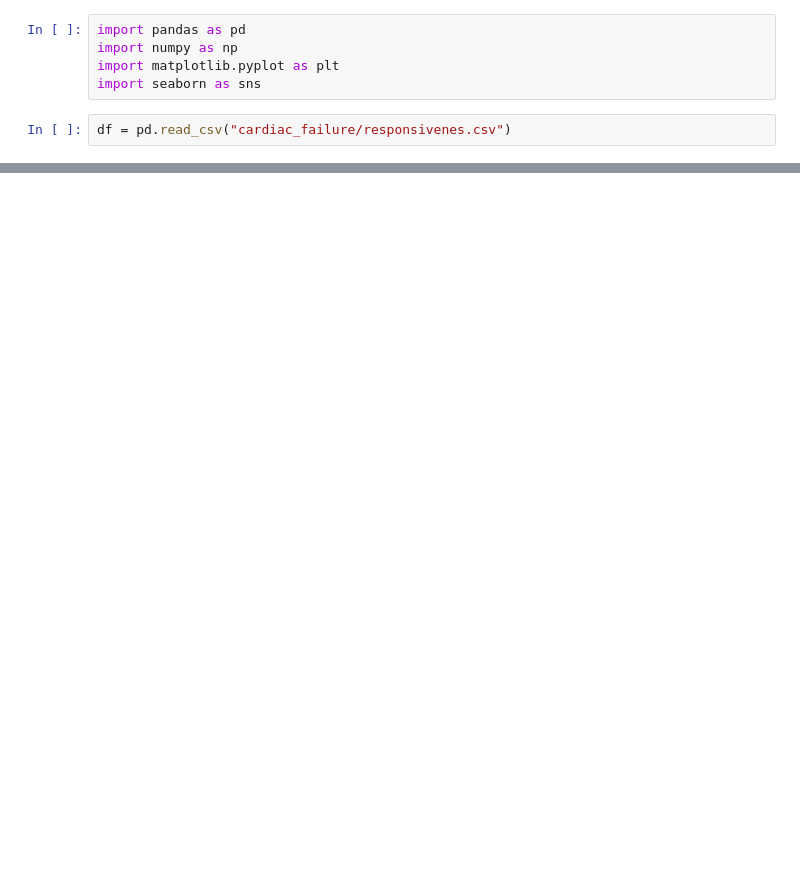
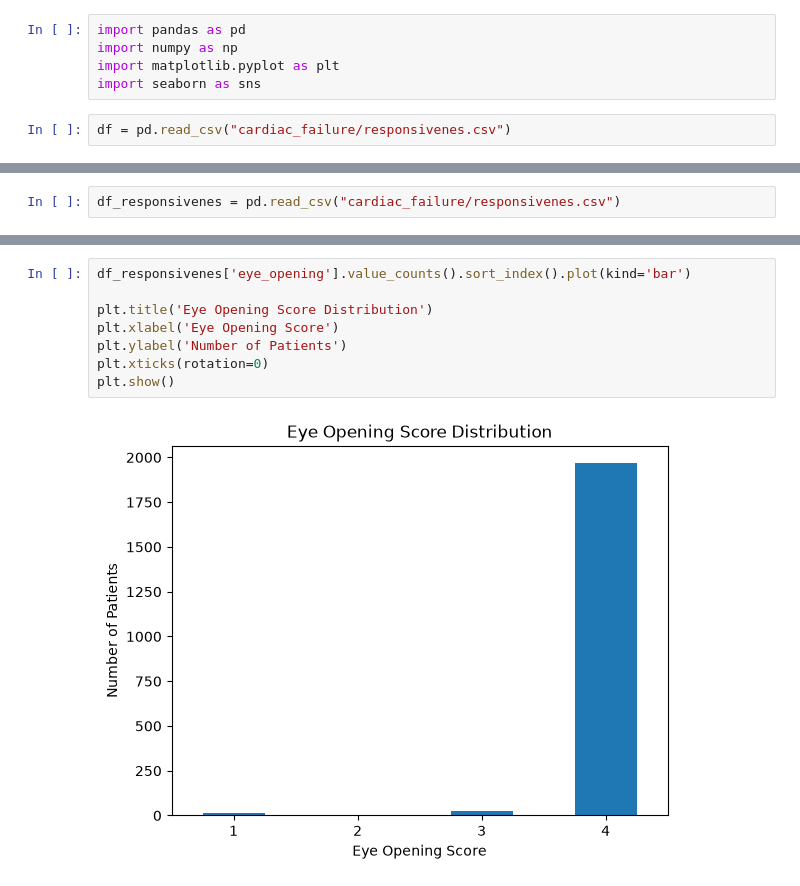
Before and after one commit to mishrasudha1984-png/Team4_The_Zen_OF_Five_PythonHackathon_Sep2026, a Jupyter notebook: Team4_The_Zen_OF_Five_01.datacleaning.ipynb, the cells around one changed output, grey strips where cells are left out. Drawn from its saved outputs; the diff is of its cells as text; blank space fills up the shorter version.

```diff
--- a/Team4_The_Zen_OF_Five_01.datacleaning.ipynb
+++ b/Team4_The_Zen_OF_Five_01.datacleaning.ipynb
@@ -138,0 +860,2 @@ Name: count, dtype: int64
+# %%
+df_responsivenes = pd.read_csv("cardiac_failure/responsivenes.csv")
@@ -138,0 +912,10 @@ Name: count, dtype: int64
+# %%
+df_responsivenes['eye_opening'].value_counts().sort_index().plot(kind='bar')
+
+plt.title('Eye Opening Score Distribution')
+plt.xlabel('Eye Opening Score')
+plt.ylabel('Number of Patients')
+plt.xticks(rotation=0)
+plt.show()
+# %% [output]
+[figure, added]
```
Also changed, not shown: parts of 144 cells of this notebook.
